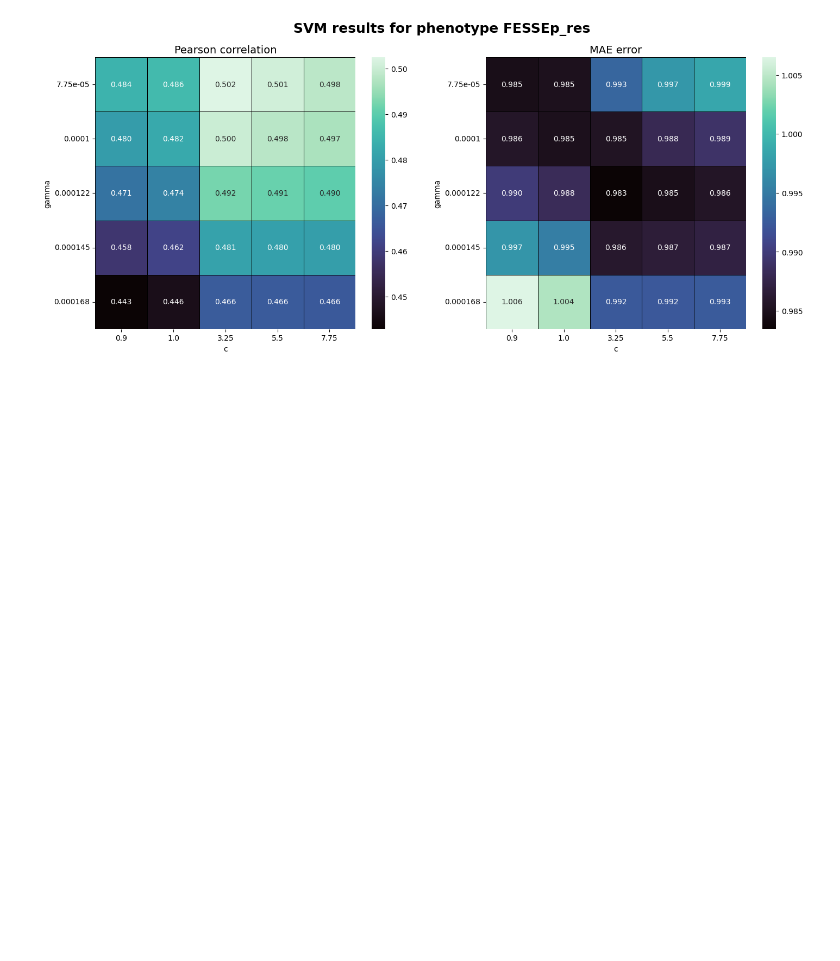
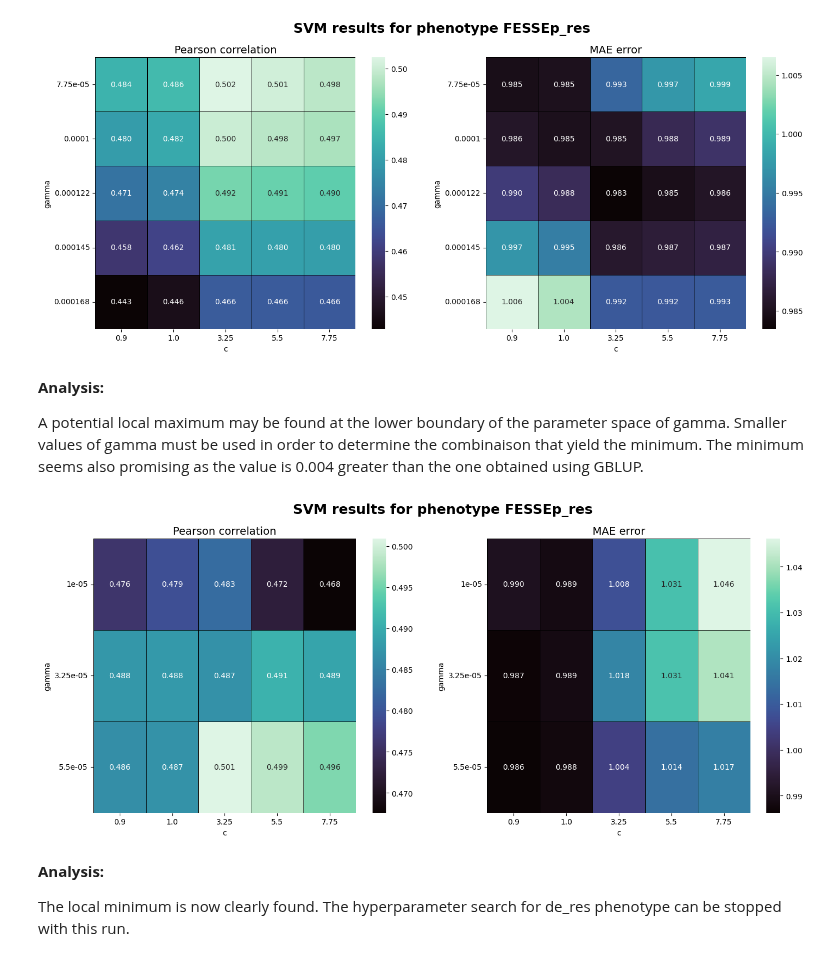
Before and after one commit to Florent-Hervers/master-thesis-code, a Jupyter notebook: Analysis notebooks/results_analysis_SVM.ipynb, the cells around one changed output. Drawn from its saved outputs; the diff is of its cells as text; code cells hidden in the pictures; blank space fills up the shorter version.

Commit message:
Add results for the last run of hyperparameter for the thrid hyperparameter + set the inital run for the fourth one + upgrade the analysis notebook.

```diff
--- a/Analysis notebooks/results_analysis_SVM.ipynb
+++ b/Analysis notebooks/results_analysis_SVM.ipynb
@@ -171,3 +185,21 @@ with open(f"../Results/SVM_9_{phenotype}.json", "r") as f:
     results_heatmap(corr_df, MAE_df, f"SVM results for phenotype {phenotype}", "Pearson correlation", "MAE error", results["dim_1_label"],  results["dim_0_label"])
 # %% [output]
 [figure]
+# %% [markdown]
+**Analysis:**
+
+A potential local maximum may be found at the lower boundary of the parameter space of gamma. Smaller values of gamma must be used in order to determine the combinaison that yield the minimum. The minimum seems also promising as the value is 0.004 greater than the one obtained using GBLUP.
+# %%
+with open(f"../Results/SVM_10_{phenotype}.json", "r") as f:
+    results = json.load(f)
+    # Convert in float to sort correctly the axis afterward
+    results["dim_0_values"] = [float(f"{x:.2e}") for x in results["dim_0_values"]]
+    corr_df = pd.DataFrame(np.array(results["correlation"]), index= results["dim_0_values"], columns= results["dim_1_values"])
+    MAE_df = pd.DataFrame(np.array(results["MAE"]), index= results["dim_0_values"], columns= results["dim_1_values"])
+    results_heatmap(corr_df, MAE_df, f"SVM results for phenotype {phenotype}", "Pearson correlation", "MAE error", results["dim_1_label"],  results["dim_0_label"])
+# %% [output]
+[figure, added]
+# %% [markdown]
+**Analysis:**
+
+The local minimum is now clearly found. The hyperparameter search for de_res phenotype can be stopped with this run.
```
Also changed, not shown: parts of 5 cells of this notebook, 4 other files.
